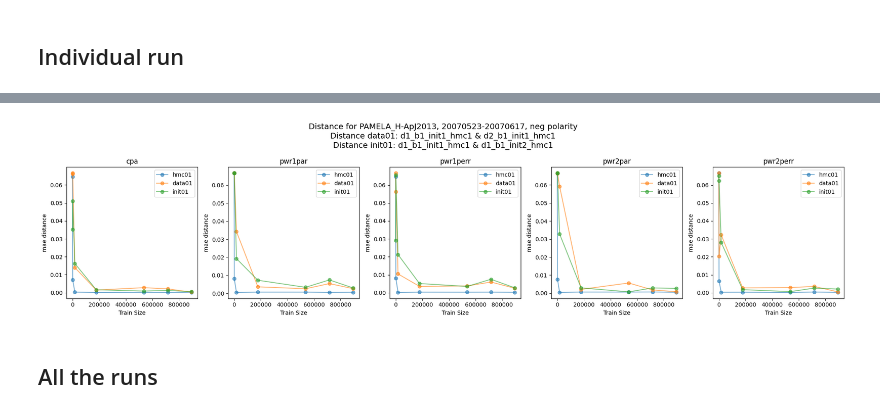
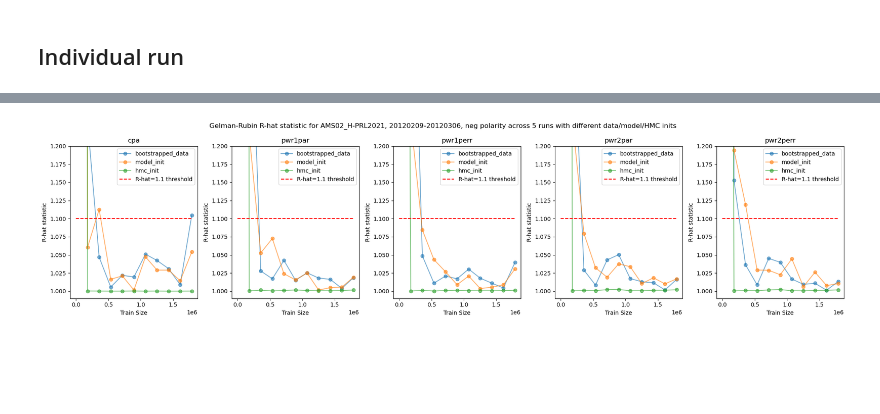
Before and after one commit to hawaii-ai/GalacticCosmicRays, a Jupyter notebook: notebooks/plot/plot_hmc_train_size_individual_runs.ipynb, the cells around one changed output, grey strips where cells are left out. Saved outputs shown, nothing was run; the diff lists cells and outputs as text; code cells hidden in the pictures; blank space fills up the shorter version.

```diff
--- a/notebooks/plot/plot_hmc_train_size_individual_runs.ipynb
+++ b/notebooks/plot/plot_hmc_train_size_individual_runs.ipynb
@@ -371,0 +386,12 @@ Interval 20131121-20131219 corresponds to index 131 for neg polarity in PAMELA_H
+# %%
+# Calculate Gelman-Rubin R-hat statistic for each parameter
+chains_samples = [hmc_0_samples, hmc_1_samples , hmc_2_samples, hmc_3_samples, hmc_4_samples]
+rhats = compute_rhat(chains_samples, params=PARAMETERS, mode='split', thin=1, return_details=True)
+print(rhats)
+print("R-hat statistics:")
+for param, rhat in rhats.items():
+    if isinstance(rhat, tuple):
+        rhat_value, details = rhat
+        print(f"  {param}: {rhat_value:.4f} (details: m={details['m']}, n={details['n']}, rhat_classic={details['rhat_classic_equivalent']:.4f})")
+    else:
+        print(f"  {param}: {rhat:.4f}")
@@ -426,12 +472,0 @@ plt.show()
-# %%
-# Calculate Gelman-Rubin R-hat statistic for each parameter
-chains_samples = [hmc_0_samples, hmc_1_samples , hmc_2_samples, hmc_3_samples]
-rhats = compute_rhat(chains_samples, params=PARAMETERS, mode='split', thin=1, return_details=True)
-print(rhats)
-print("R-hat statistics:")
-for param, rhat in rhats.items():
-    if isinstance(rhat, tuple):
-        rhat_value, details = rhat
-        print(f"  {param}: {rhat_value:.4f} (details: m={details['m']}, n={details['n']}, rhat_classic={details['rhat_classic_equivalent']:.4f})")
-    else:
-        print(f"  {param}: {rhat:.4f}")
@@ -551,25 +587,25 @@ File not found for train size fraction 1.0: [Errno 2] No such file or directory:
 # %%
 # Let's make a 1 x 5 grid of subplots, where each plot is the distance metric for each parameter over all the train sizes
 plt.figure(figsize=(20, 5))
-# plt.suptitle(f"Distance for {exp_name}, {interval}, {polarity} polarity\nDistance hmc01: {data_bootstrap_model_hmc_identifier_0} & {data_bootstrap_model_hmc_identifier_3}\nDistance data01: {data_bootstrap_model_hmc_identifier_0} & {data_bootstrap_model_hmc_identifier_1}\nDistance init01: {data_bootstrap_model_hmc_identifier_0} & {data_bootstrap_model_hmc_identifier_2}", fontsize=14)
-plt.suptitle(f"Distance for {exp_name}, {interval}, {polarity} polarity\nDistance data01: {data_bootstrap_model_hmc_identifier_0} & {data_bootstrap_model_hmc_identifier_1}\nDistance init01: {data_bootstrap_model_hmc_identifier_0} & {data_bootstrap_model_hmc_identifier_2}", fontsize=14)
-data_train_fractions = np.array(existing_train_fractions) * 1_788_892 # Scale to the number of data points in the full dataset
+plt.suptitle(f"Gelman-Rubin R-hat statistic for {exp_name}, {interval}, {polarity} polarity across 5 runs with different data/model/HMC inits")
+data_train_fractions = np.array(train_fractions) * 1_788_892 # Scale to the number of data points in the full dataset
 
 # Plot the KL divergences
 for i, param in enumerate(PARAMETERS):
     plt.subplot(1, 5, i+1)
-    plt.plot(data_train_fractions, distances_03[param], marker='o', alpha=0.6, label='hmc01')
-    plt.plot(data_train_fractions, distances_01[param], marker='o', alpha=0.6, label='data01')
-    plt.plot(data_train_fractions, distances_02[param], marker='o', alpha=0.6, label='init01')
+    plt.plot(data_train_fractions, bootstrapped_data_rhats[param], marker='o', alpha=0.6, label='bootstrapped_data')
+    plt.plot(data_train_fractions, model_init_rhats[param], marker='o', alpha=0.6, label='model_init')
+    plt.plot(data_train_fractions, hmc_init_rhats[param], marker='o', alpha=0.6, label='hmc_init')
+    plt.hlines(y=1.1, xmin=data_train_fractions.min(), xmax=data_train_fractions.max(), color='r', linestyle='--', label='R-hat=1.1 threshold')
     plt.title(param)
     plt.xlabel('Train Size')
-    plt.ylabel(f'{metric} distance')
+    plt.ylabel('R-hat statistic')
+    plt.ylim(0.99, 1.2)
+    # plt.yscale('log')
     plt.legend()
 
 plt.tight_layout()
-plt.savefig(f'../../../results/{hmc_version}/plots/{data_bootstrap_model_hmc_identifier_0}_vs_all_{idx}_{metric}_distance.png', dpi=300)
+plt.savefig(f'../../../results/{hmc_version}/plots/{idx}_rhat_statistic.png', dpi=300)
 plt.show()
 # %% [output]
-[figure, old version]
+[figure, new version]
-# %% [markdown]
-## All the runs
```
Also changed, not shown: parts of 14 cells of this notebook, 13 other files.
